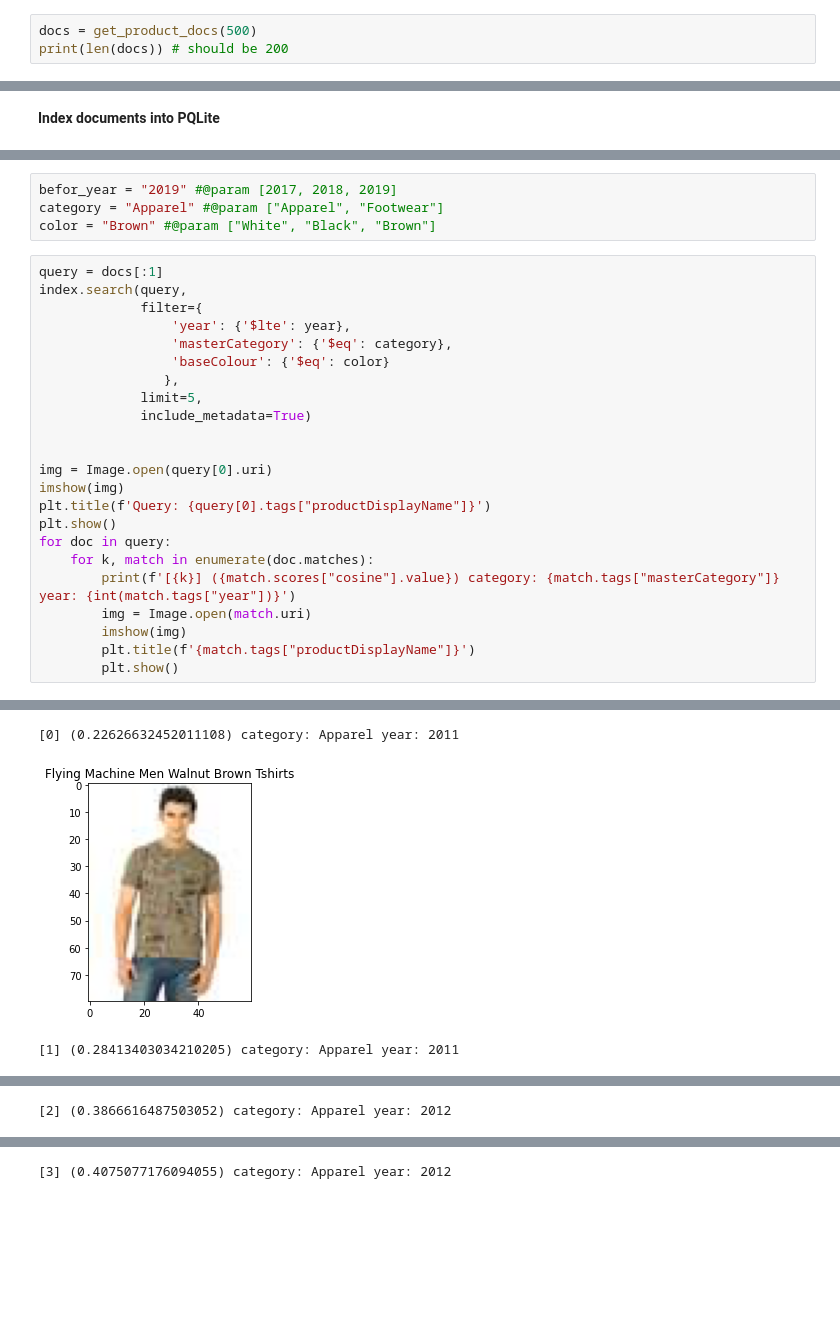
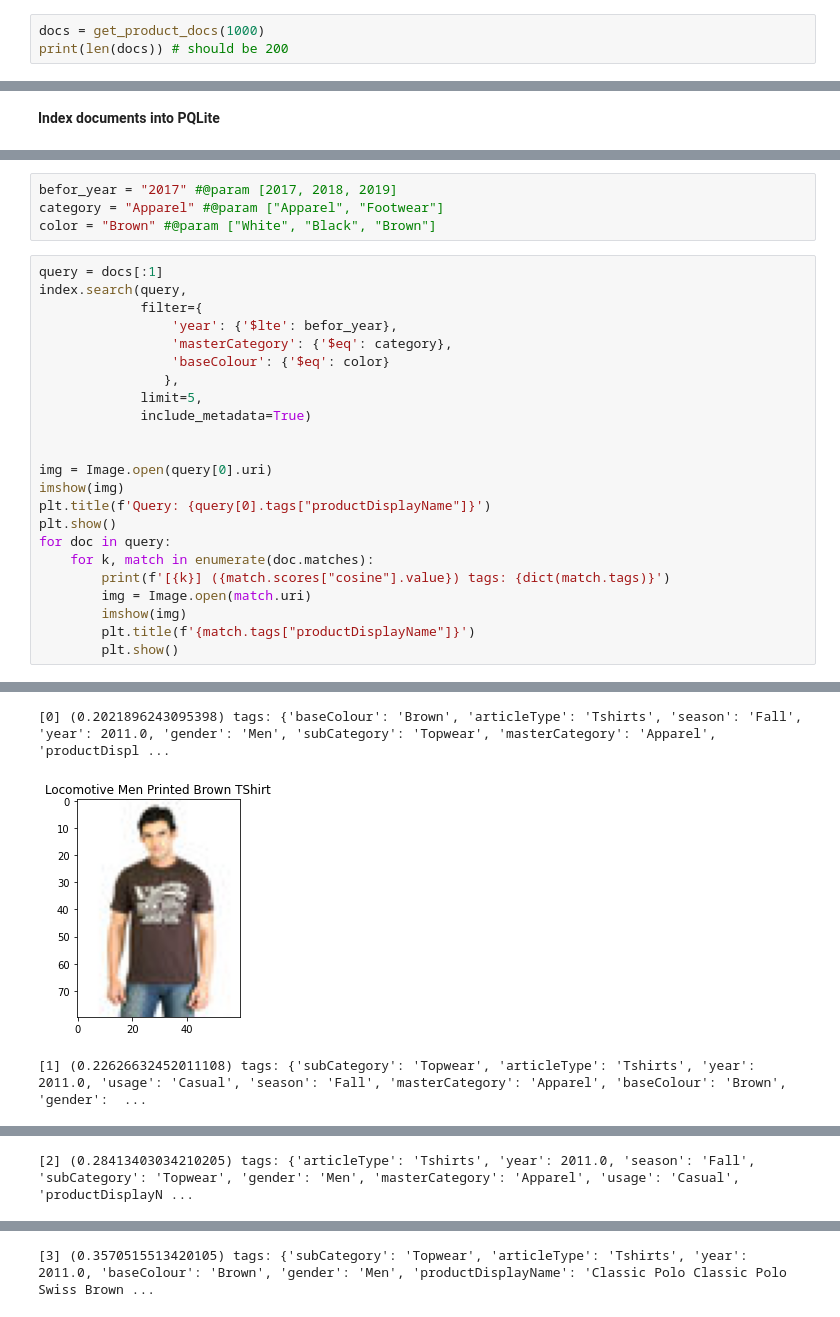
Before and after one commit to jina-ai/annlite, a Jupyter notebook: notebooks/fashion_product_search.ipynb, the cells around one changed output, grey strips where cells are left out. Saved outputs shown, nothing was run; the diff lists cells and outputs as text; blank space fills up the shorter version.

```diff
--- a/notebooks/fashion_product_search.ipynb
+++ b/notebooks/fashion_product_search.ipynb
@@ -116,6 +132,6 @@ def get_product_docs(max_num: int = MAX_NUM_DOCS):
 
     return da
 # %%
-docs = get_product_docs(500)
+docs = get_product_docs(1000)
 print(len(docs)) # should be 200
 # %% [output]
@@ -158,32 +176,32 @@ index.index(docs)
 # %%
-befor_year = "2019" #@param [2017, 2018, 2019]
+befor_year = "2017" #@param [2017, 2018, 2019]
 category = "Apparel" #@param ["Apparel", "Footwear"]
 color = "Brown" #@param ["White", "Black", "Brown"]
 # %%
 query = docs[:1]
 index.search(query,
              filter={
-                 'year': {'$lte': year},
+                 'year': {'$lte': befor_year},
                  'masterCategory': {'$eq': category},
                  'baseColour': {'$eq': color}
                 },
              limit=5,
              include_metadata=True)
 
 
 img = Image.open(query[0].uri)
 imshow(img)
 plt.title(f'Query: {query[0].tags["productDisplayName"]}')
 plt.show()
 for doc in query:
     for k, match in enumerate(doc.matches):
-        print(f'[{k}] ({match.scores["cosine"].value}) category: {match.tags["masterCategory"]} year: {int(match.tags["year"])}')
+        print(f'[{k}] ({match.scores["cosine"].value}) tags: {dict(match.tags)}')
         img = Image.open(match.uri)
         imshow(img)
         plt.title(f'{match.tags["productDisplayName"]}')
         plt.show()
 # %% [output]
 [figure]
-[0] (0.22626632452011108) category: Apparel year: 2011
+[0] (0.2021896243095398) tags: {'baseColour': 'Brown', 'articleType': 'Tshirts', 'season': 'Fall', 'year': 2011.0, 'gender': 'Men', 'subCategory': 'Topwear', 'masterCategory': 'Apparel', 'productDispl ...
-[figure, old version]
+[figure, new version]
-[1] (0.28413403034210205) category: Apparel year: 2011
+[1] (0.22626632452011108) tags: {'subCategory': 'Topwear', 'articleType': 'Tshirts', 'year': 2011.0, 'usage': 'Casual', 'season': 'Fall', 'masterCategory': 'Apparel', 'baseColour': 'Brown', 'gender':  ...
@@ -191 +209 @@ for doc in query:
-[2] (0.3866616487503052) category: Apparel year: 2012
+[2] (0.28413403034210205) tags: {'articleType': 'Tshirts', 'year': 2011.0, 'season': 'Fall', 'subCategory': 'Topwear', 'gender': 'Men', 'masterCategory': 'Apparel', 'usage': 'Casual', 'productDisplayN ...
@@ -193 +211 @@ for doc in query:
-[3] (0.4075077176094055) category: Apparel year: 2012
+[3] (0.3570515513420105) tags: {'subCategory': 'Topwear', 'articleType': 'Tshirts', 'year': 2011.0, 'baseColour': 'Brown', 'gender': 'Men', 'productDisplayName': 'Classic Polo Classic Polo Swiss Brown ...
```
Also changed, not shown: parts of 16 cells of this notebook.
